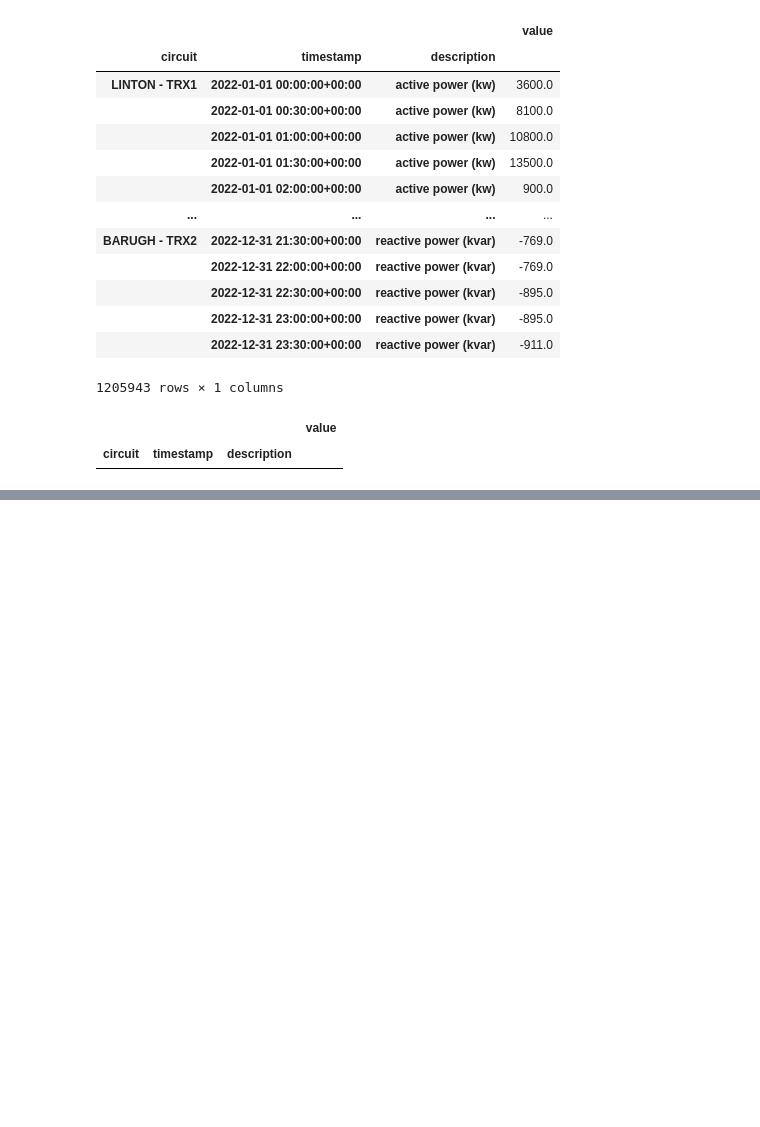
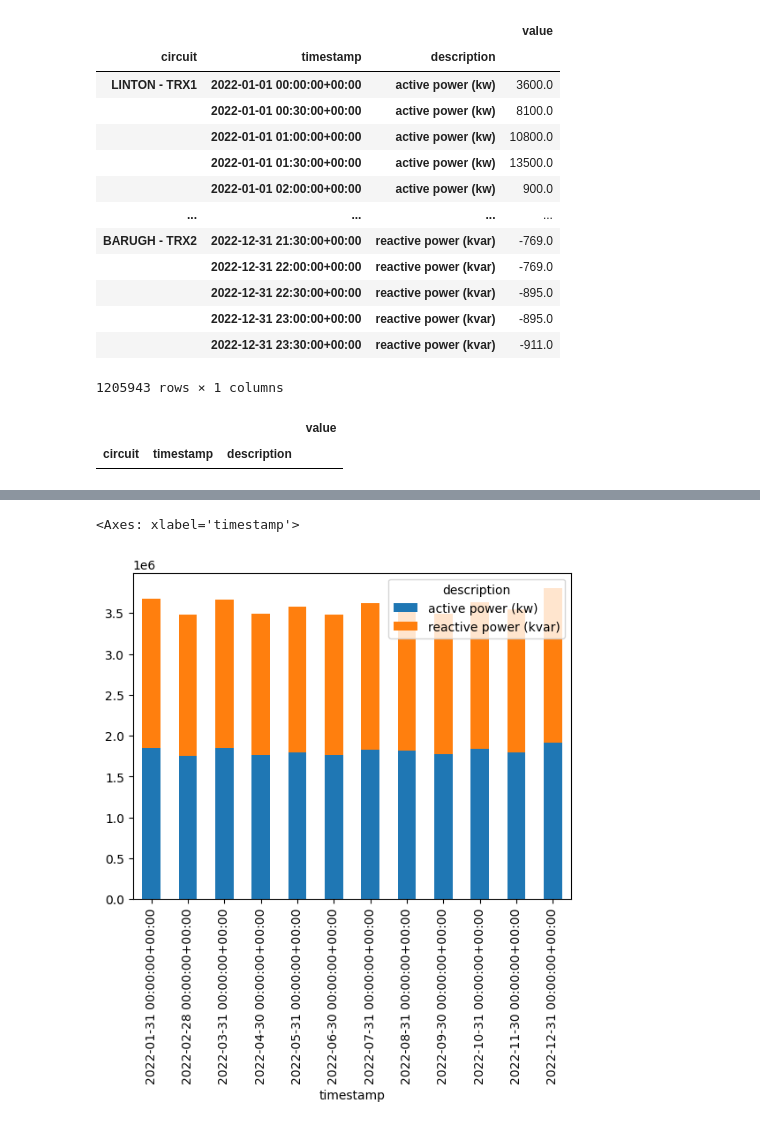
Before and after one commit to thisiswhereitype/jupyter_playground, a Jupyter notebook: 11_npg.ipynb, the cells around one changed output, grey strips where cells are left out. Cells and saved outputs as stored; diff of their text form; code cells hidden in the pictures; blank space fills up the shorter version.

```diff
--- a/11_npg.ipynb
+++ b/11_npg.ipynb
@@ -93,0 +106,11 @@ df
+# %%
+def show_in_time(df, key=None, apply_func=len):
+    if not isinstance(key, list):
+        key = [] if key is None else [key]
+    return df.groupby(key + [pd.Grouper(freq="M", level="timestamp")]).apply(apply_func)
+# %%
+# | eval: false
+df.pipe(show_in_time, "description").unstack(0).plot(kind="bar", stacked=True)
+# %% [output]
+<Axes: xlabel='timestamp'>
+[figure, added]
```
Also changed, not shown: parts of 11 cells of this notebook.
